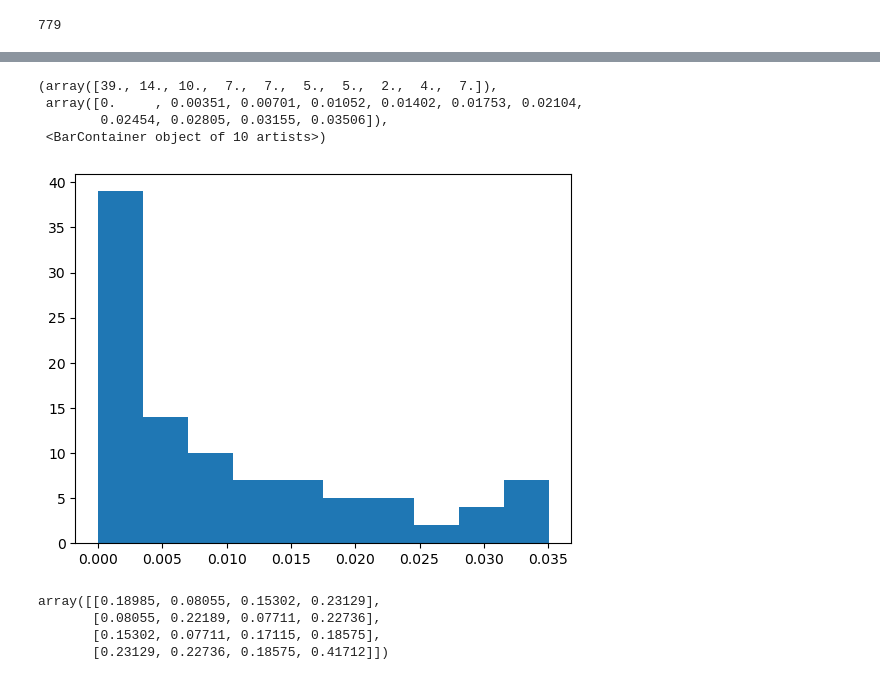
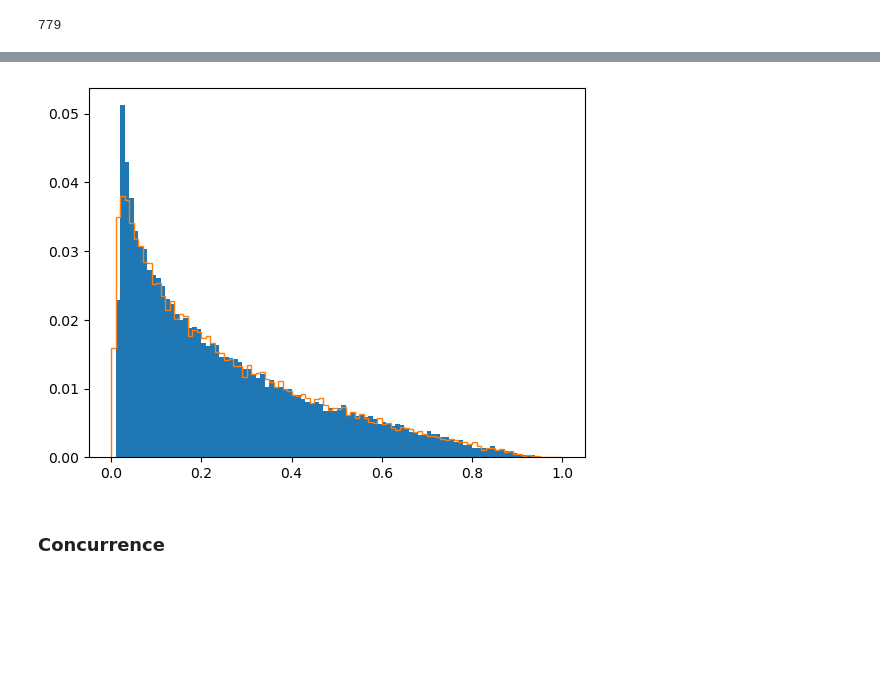
Before and after one commit to jkwiecien765/WernerTomography2, a Jupyter notebook: werner.ipynb, the cells around one changed output, grey strips where cells are left out. Drawn from its saved outputs; the diff is of its cells as text; code cells hidden in the pictures; blank space fills up the shorter version.

```diff
--- a/werner.ipynb
+++ b/werner.ipynb
@@ -656,15 +655,0 @@ df = df.reset_index().drop('index', axis=1)
-# %%
-plt.hist(df['Bins'].iloc[0])
-# %% [output]
-(array([39., 14., 10.,  7.,  7.,  5.,  5.,  2.,  4.,  7.]),
- array([0.     , 0.00351, 0.00701, 0.01052, 0.01402, 0.01753, 0.02104,
-        0.02454, 0.02805, 0.03155, 0.03506]),
- <BarContainer object of 10 artists>)
-[figure, removed]
-# %%
-np.reshape(df['Matrix'].loc[0].values, (4,4))
-# %% [output]
-array([[0.18985, 0.08055, 0.15302, 0.23129],
-       [0.08055, 0.22189, 0.07711, 0.22736],
-       [0.15302, 0.07711, 0.17115, 0.18575],
-       [0.23129, 0.22736, 0.18575, 0.41712]])
@@ -671,2 +658,8 @@ array([[0.18985, 0.08055, 0.15302, 0.23129],
+# %%
+alldata.double_plot(123)
+# %% [output]
+[figure, added]
+# %% [markdown]
+### Concurrence
 # %%
 conc_diff=[]
```
Also changed, not shown: parts of 40 cells of this notebook, 12 other files.
